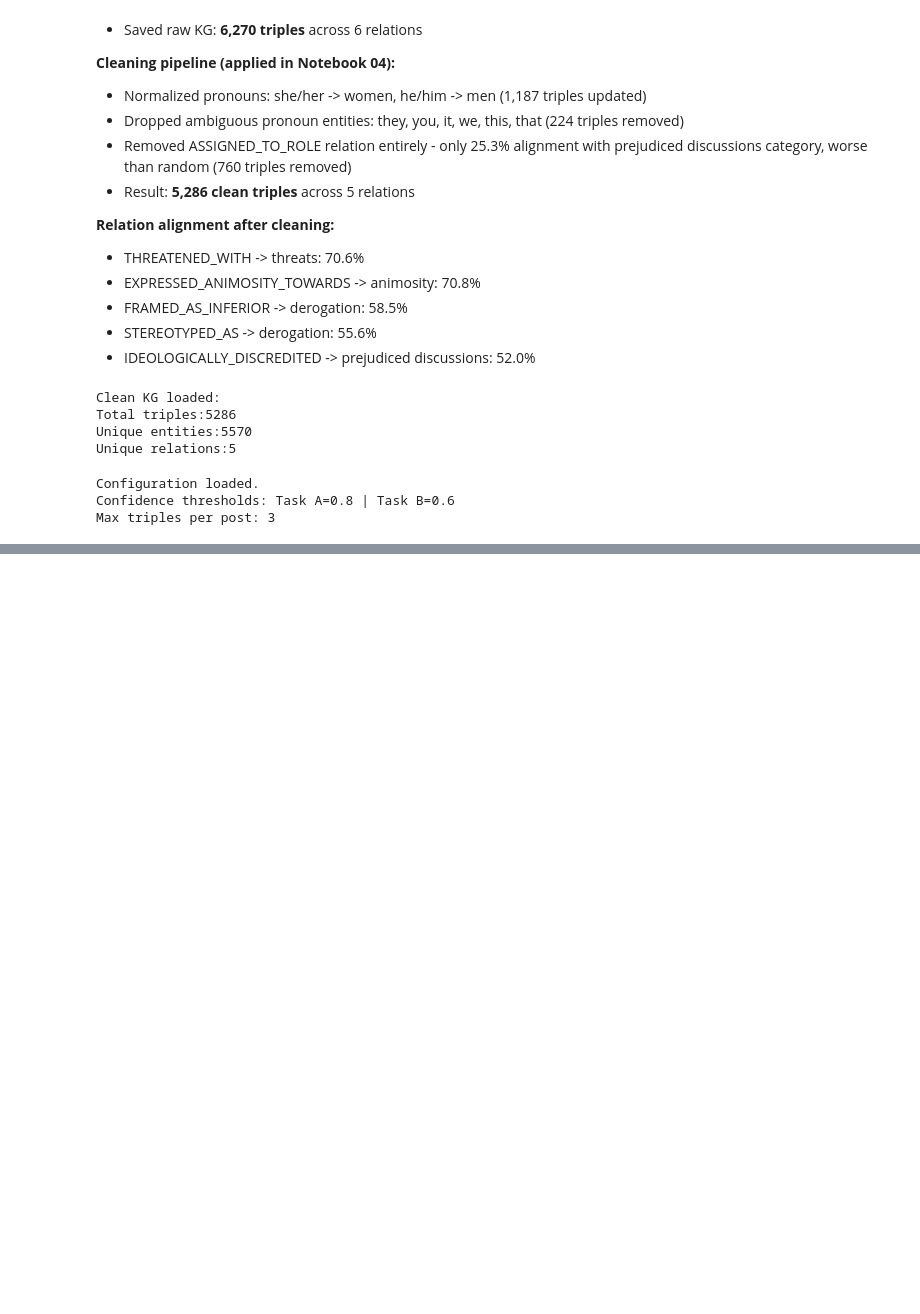
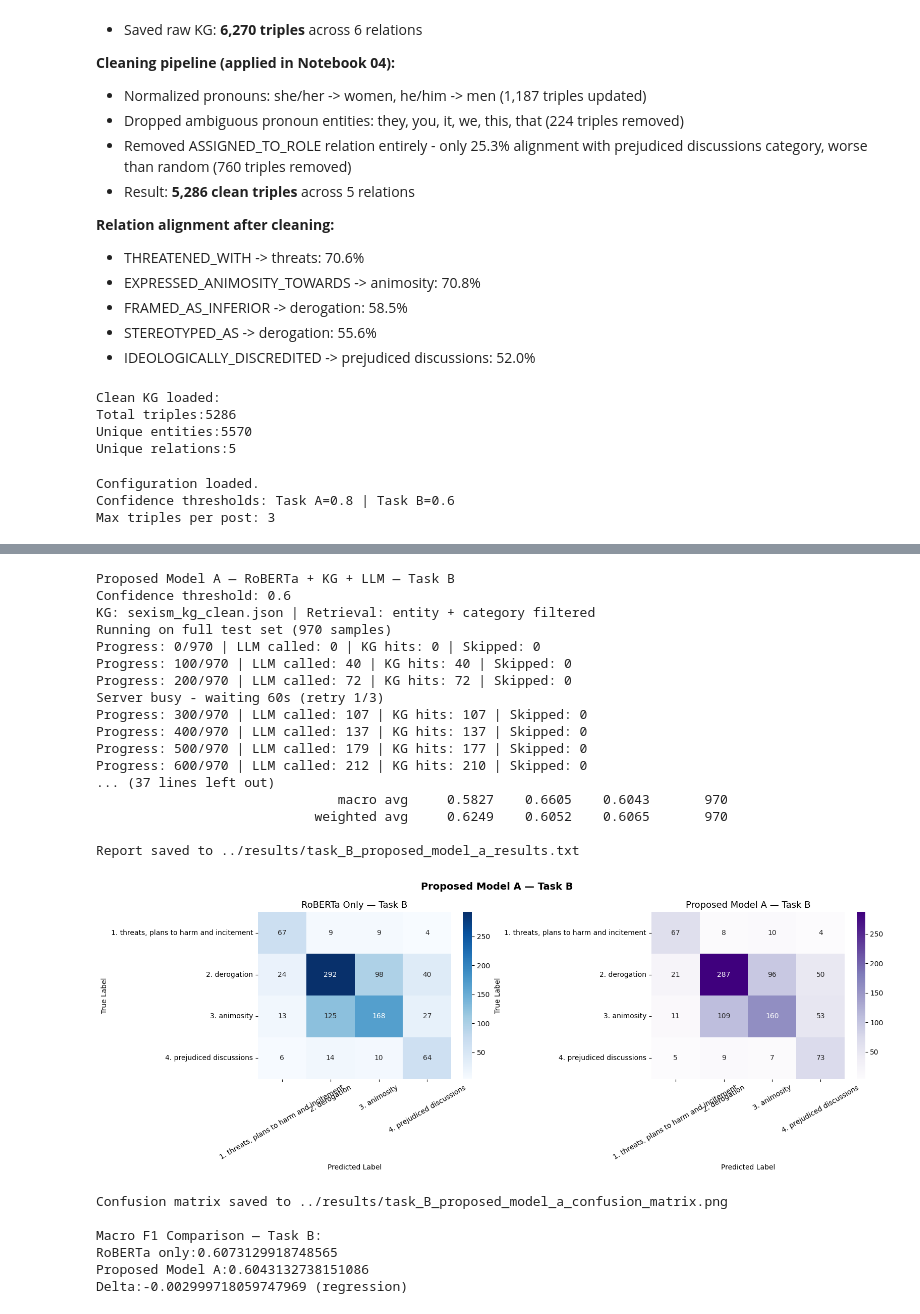
Before and after one commit to ashwin1999nair/edos_sexism_kg, a Jupyter notebook: notebooks/05_proposed_model_A.ipynb, the cells around one changed output, grey strips where cells are left out. Saved outputs shown, nothing was run; the diff lists cells and outputs as text; code cells hidden in the pictures; blank space fills up the shorter version.

```diff
--- a/notebooks/05_proposed_model_A.ipynb
+++ b/notebooks/05_proposed_model_A.ipynb
@@ -464,0 +518,28 @@ def evaluate_proposed(true_labels, roberta_labels, final_labels,
+# %%
+true_b, roberta_b_preds, proposed_b_preds = run_proposed_model(task='B')
+results_b = evaluate_proposed(true_b, roberta_b_preds, proposed_b_preds, task='B')
+# %% [output]
+Proposed Model A — RoBERTa + KG + LLM — Task B
+Confidence threshold: 0.6
+KG: sexism_kg_clean.json | Retrieval: entity + category filtered
+Running on full test set (970 samples)
+Progress: 0/970 | LLM called: 0 | KG hits: 0 | Skipped: 0
+Progress: 100/970 | LLM called: 40 | KG hits: 40 | Skipped: 0
+Progress: 200/970 | LLM called: 72 | KG hits: 72 | Skipped: 0
+Server busy - waiting 60s (retry 1/3)
+Progress: 300/970 | LLM called: 107 | KG hits: 107 | Skipped: 0
+Progress: 400/970 | LLM called: 137 | KG hits: 137 | Skipped: 0
+Progress: 500/970 | LLM called: 179 | KG hits: 177 | Skipped: 0
+Progress: 600/970 | LLM called: 212 | KG hits: 210 | Skipped: 0
+... (37 lines left out)
+                               macro avg     0.5827    0.6605    0.6043       970
+                            weighted avg     0.6249    0.6052    0.6065       970
+
+Report saved to ../results/task_B_proposed_model_a_results.txt
+[figure, added]
+Confusion matrix saved to ../results/task_B_proposed_model_a_confusion_matrix.png
+
+Macro F1 Comparison — Task B:
+RoBERTa only:0.6073129918748565
+Proposed Model A:0.6043132738151086
+Delta:-0.002999718059747969 (regression)
```
Also changed, not shown: parts of 2 cells of this notebook.
